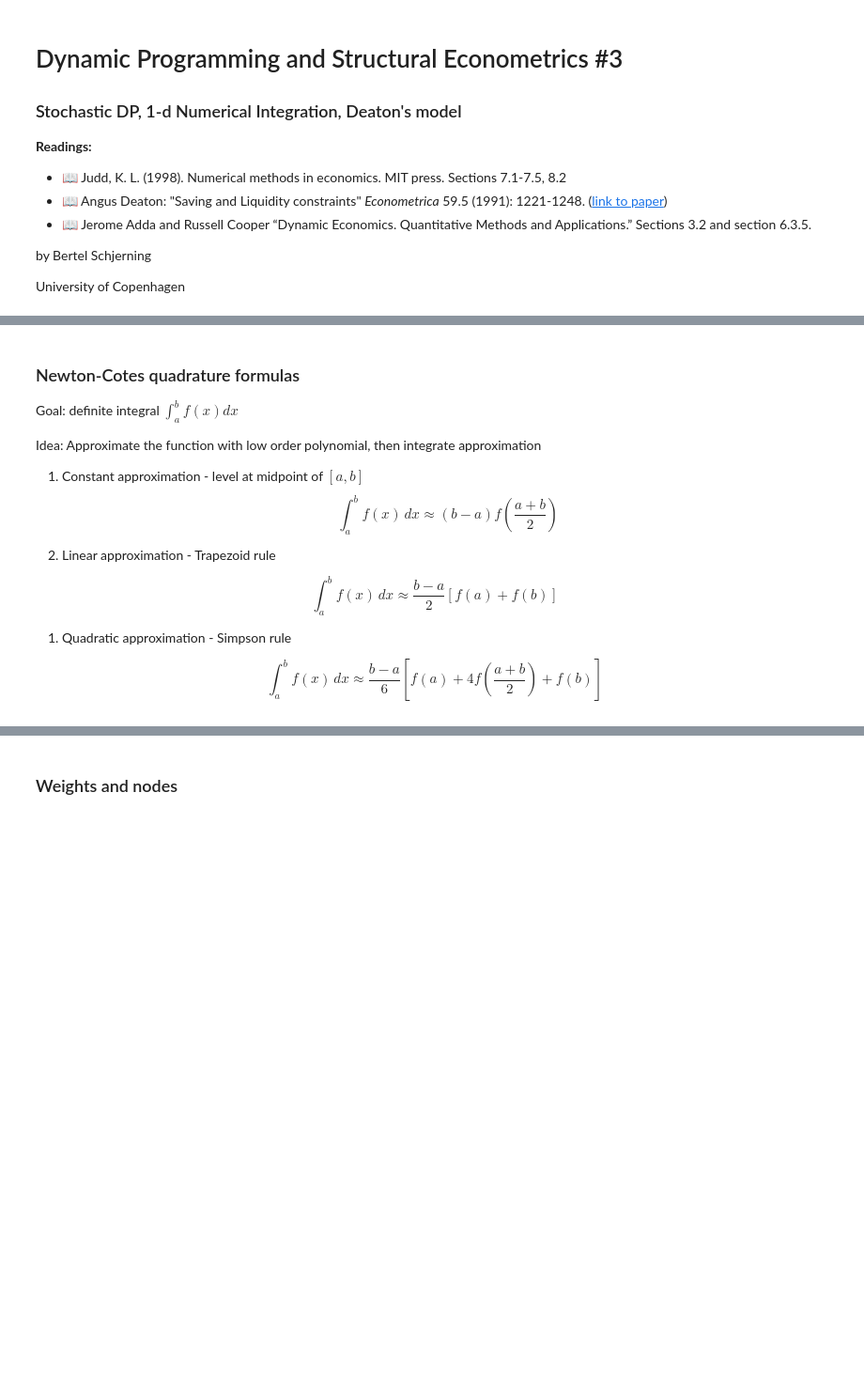
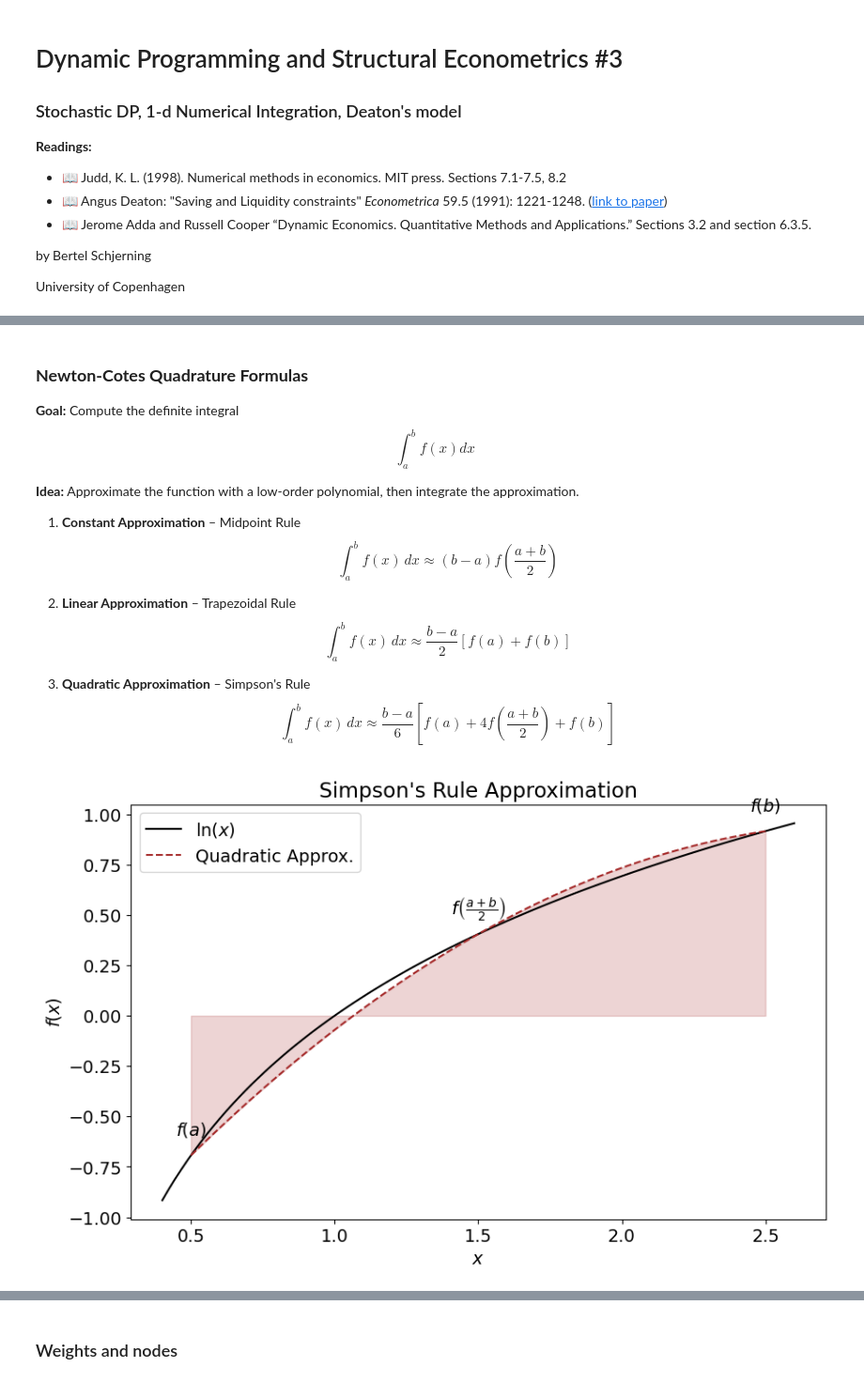
Before and after one commit to bschjerning/dp_ucph, a Jupyter notebook: 1_theory_tools/03_deaton_1d_integration.ipynb, the cells around one changed output, grey strips where cells are left out. Shown at 94% size. Saved outputs shown, nothing was run; the diff lists cells and outputs as text; code cells hidden in the pictures; blank space fills up the shorter version.

```diff
--- a/1_theory_tools/03_deaton_1d_integration.ipynb
+++ b/1_theory_tools/03_deaton_1d_integration.ipynb
@@ -109,19 +146,50 @@ Standard error of estimate of E[(u,x)]:  0.03156680598828519
 # %% [markdown]
-### Newton-Cotes quadrature formulas
+### **Newton-Cotes Quadrature Formulas**
 
-Goal: definite integral $ \int_a^b f(x) dx $
+**Goal:** Compute the definite integral
+$$ \int_a^b f(x) dx $$
 
-Idea: Approximate the function with low order polynomial, then integrate
-approximation
+**Idea:** Approximate the function with a low-order polynomial, then integrate the approximation.
 
-1. Constant approximation - level at midpoint of $ [a,b] $
-  $$
-  \int_{a}^{b}f(x)\,dx\approx (b-a)f\left(\frac{a+b}{2}\right) $$
-1. Linear approximation - Trapezoid rule
+1. **Constant Approximation** – Midpoint Rule
+   $$
+   \int_{a}^{b}f(x)\,dx\approx (b-a)f\left(\frac{a+b}{2}\right)
+   $$
 
-  $$ \int _{a}^{b}f(x)\,dx\approx {\frac {b-a}{2}}\left[f(a)+f(b)\right] $$
+2. **Linear Approximation** – Trapezoidal Rule
+   $$
+   \int _{a}^{b}f(x)\,dx\approx {\frac {b-a}{2}}\left[f(a)+f(b)\right]
+   $$
 
-1. Quadratic approximation - Simpson rule
-
-  $$ \int _{a}^{b}f(x)\,dx\approx {\frac {b-a}{6}}\left[f(a)+4f\left({\frac {a+b}{2}}\right)+f(b)\right] $$
+3. **Quadratic Approximation** – Simpson's Rule
+   $$
+   \int _{a}^{b}f(x)\,dx\approx {\frac {b-a}{6}}\left[f(a)+4f\left({\frac {a+b}{2}}\right)+f(b)\right]
+   $$
+# %%
+# Define function and interval
+f = lambda x: np.log(x)
+a, b = 0.5, 2.5
+mid = (a + b) / 2
+x = np.linspace(a - 0.1, b + 0.1, 100)
+quad_x = np.linspace(a, b, 100)
+
+# Compute function and quadratic approximation values (lagrange polynomial)
+fa, fb, fmid = f(a), f(b), f(mid)
+quad_y = fa * (quad_x - mid) * (quad_x - b) / ((a - mid) * (a - b)) + \
+         fmid * (quad_x - a) * (quad_x - b) / ((mid - a) * (mid - b)) + \
+         fb * (quad_x - a) * (quad_x - mid) / ((b - a) * (b - mid))
+
+# Plot
+plt.rcParams.update({'font.size': 14})  # Adjust this for overall font size
+fig, ax = plt.subplots(figsize=(10, 6))
+ax.plot(x, f(x), 'k', label=r'$\ln(x)$')
+ax.plot(quad_x, quad_y, 'brown', linestyle='dashed', label=r'Quadratic Approx.')
+ax.fill_between(quad_x, quad_y, color='brown', alpha=0.2)
+for x_val, f_val, label in zip([a, mid, b], [fa, fmid, fb], [r'$f(a)$', r'$f\left(\frac{a+b}{2}\right)$', r'$f(b)$']):
+    ax.text(x_val, f_val + 0.1, label, ha='center')
+ax.set_xlabel(r'$x$'); ax.set_ylabel(r'$f(x)$')
+ax.legend(); ax.set_title("Simpson's Rule Approximation")
+plt.show()
+# %% [output]
+[figure, added]
 # %% [markdown]
```
Also changed, not shown: parts of 17 cells of this notebook.
